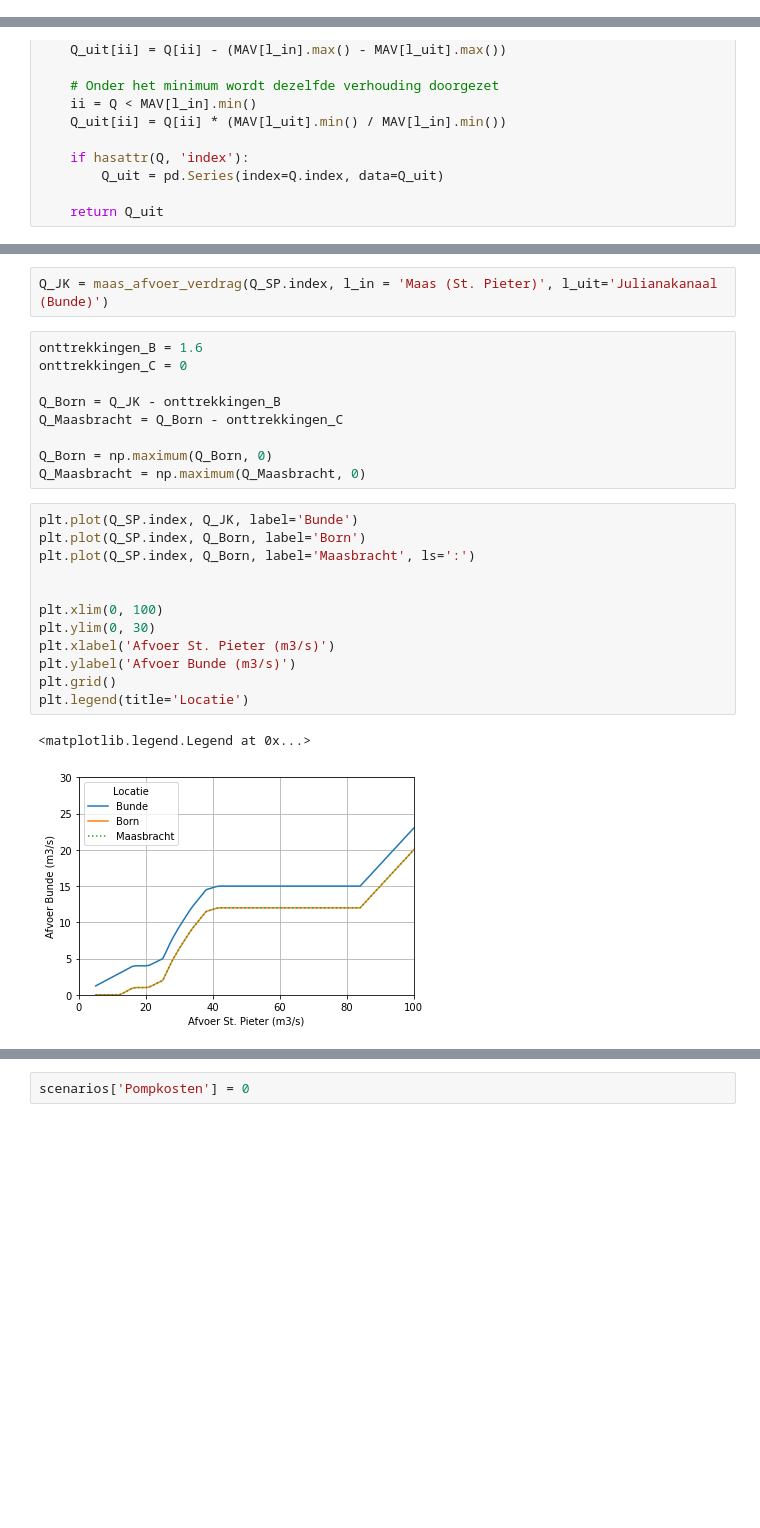
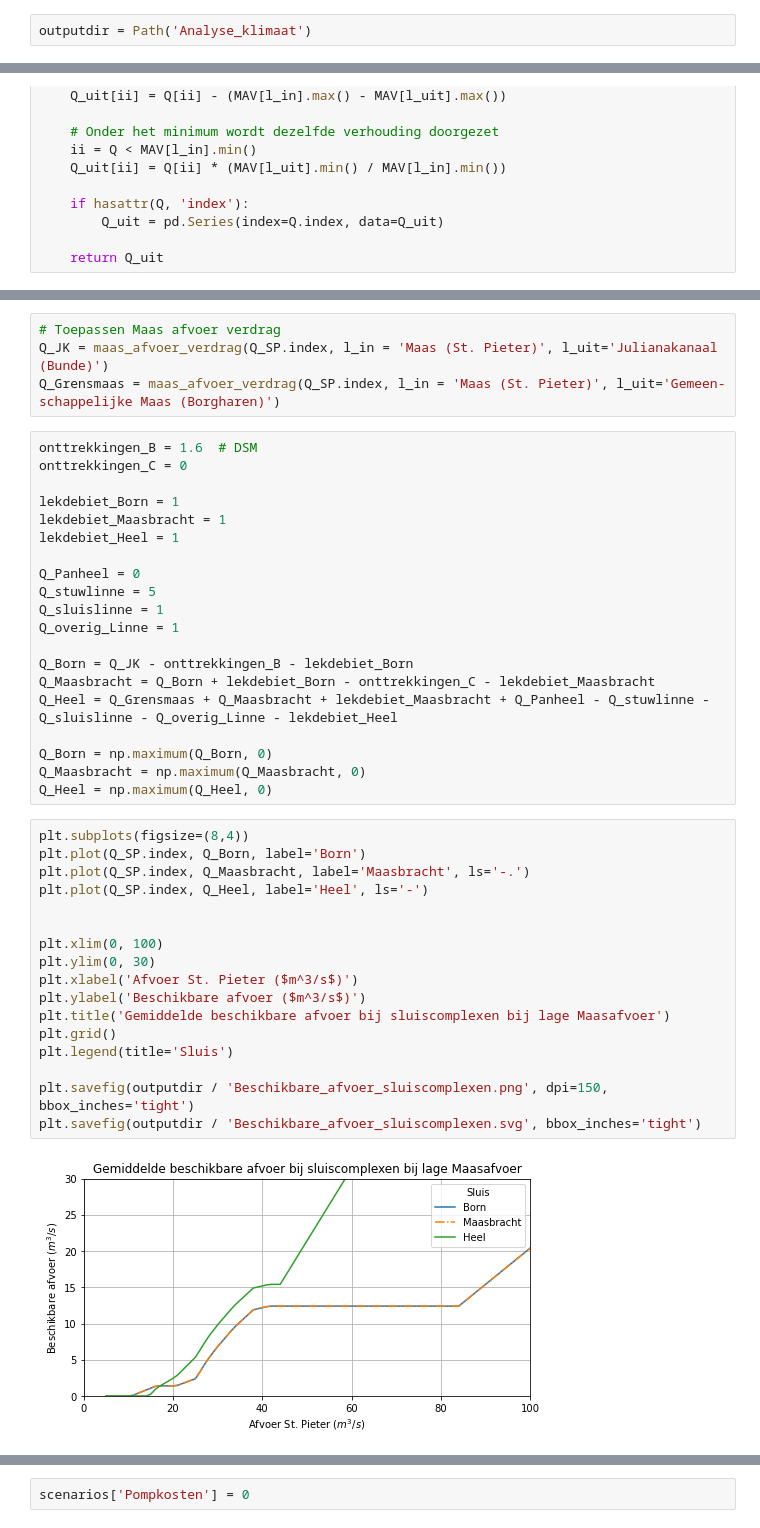
Before and after one commit to jurjendejong/pySIVAK, a Jupyter notebook: Analyse_klimaat.ipynb, the cells around one changed output, grey strips where cells are left out. Drawn from its saved outputs; the diff is of its cells as text; blank space fills up the shorter version.

```diff
--- a/Analyse_klimaat.ipynb
+++ b/Analyse_klimaat.ipynb
@@ -3,6 +3,8 @@ from pathlib import Path
 import pandas as pd
 import numpy as np
 import matplotlib.pyplot as plt
+# %%
+outputdir = Path('Analyse_klimaat')
 # %%
 def maas_afvoer_verdrag(Q, l_in = 'ongedeelde Maasafvoer Monsin (Kanne + St. Pieter)', l_uit = 'Maas (St. Pieter)'):
 
@@ -30,28 +31,45 @@ MAV = pd.read_excel(r'Afvoeren/Afvoerverdeling_Maas.xlsx', sheet_name='Afvoerver
 Q_SP = pd.read_excel('Afvoeren/CDF_karakteristieke_jaren_sRef.xlsx', index_col=0)
 Q_SP_WH2050 = pd.read_excel('Afvoeren/CDF_karakteristieke_jaren_sWH_2050.xlsx', index_col=0)
 # %%
+# Toepassen Maas afvoer verdrag
 Q_JK = maas_afvoer_verdrag(Q_SP.index, l_in = 'Maas (St. Pieter)', l_uit='Julianakanaal (Bunde)')
+Q_Grensmaas = maas_afvoer_verdrag(Q_SP.index, l_in = 'Maas (St. Pieter)', l_uit='Gemeen-schappelijke Maas (Borgharen)')
 # %%
-onttrekkingen_B = 1.6
+onttrekkingen_B = 1.6  # DSM
 onttrekkingen_C = 0
 
-Q_Born = Q_JK - onttrekkingen_B
-Q_Maasbracht = Q_Born - onttrekkingen_C
+lekdebiet_Born = 1
+lekdebiet_Maasbracht = 1
+lekdebiet_Heel = 1
+
+Q_Panheel = 0
+Q_stuwlinne = 5
+Q_sluislinne = 1
+Q_overig_Linne = 1
+
+Q_Born = Q_JK - onttrekkingen_B - lekdebiet_Born
+Q_Maasbracht = Q_Born + lekdebiet_Born - onttrekkingen_C - lekdebiet_Maasbracht
+Q_Heel = Q_Grensmaas + Q_Maasbracht + lekdebiet_Maasbracht + Q_Panheel - Q_stuwlinne - Q_sluislinne - Q_overig_Linne - lekdebiet_Heel
 
 Q_Born = np.maximum(Q_Born, 0)
 Q_Maasbracht = np.maximum(Q_Maasbracht, 0)
+Q_Heel = np.maximum(Q_Heel, 0)
 # %%
-plt.plot(Q_SP.index, Q_JK, label='Bunde')
+plt.subplots(figsize=(8,4))
 plt.plot(Q_SP.index, Q_Born, label='Born')
-plt.plot(Q_SP.index, Q_Born, label='Maasbracht', ls=':')
+plt.plot(Q_SP.index, Q_Maasbracht, label='Maasbracht', ls='-.')
+plt.plot(Q_SP.index, Q_Heel, label='Heel', ls='-')
 
 
 plt.xlim(0, 100)
 plt.ylim(0, 30)
-plt.xlabel('Afvoer St. Pieter (m3/s)')
-plt.ylabel('Afvoer Bunde (m3/s)')
+plt.xlabel('Afvoer St. Pieter ($m^3/s$)')
+plt.ylabel('Beschikbare afvoer ($m^3/s$)')
+plt.title('Gemiddelde beschikbare afvoer bij sluiscomplexen bij lage Maasafvoer')
 plt.grid()
-plt.legend(title='Locatie')
+plt.legend(title='Sluis')
+
+plt.savefig(outputdir / 'Beschikbare_afvoer_sluiscomplexen.png', dpi=150, bbox_inches='tight')
+plt.savefig(outputdir / 'Beschikbare_afvoer_sluiscomplexen.svg', bbox_inches='tight')
 # %% [output]
-<matplotlib.legend.Legend at 0x...>
-[figure, old version]
+[figure, new version]
```
Also changed, not shown: parts of 5 cells of this notebook, 2 other files.
